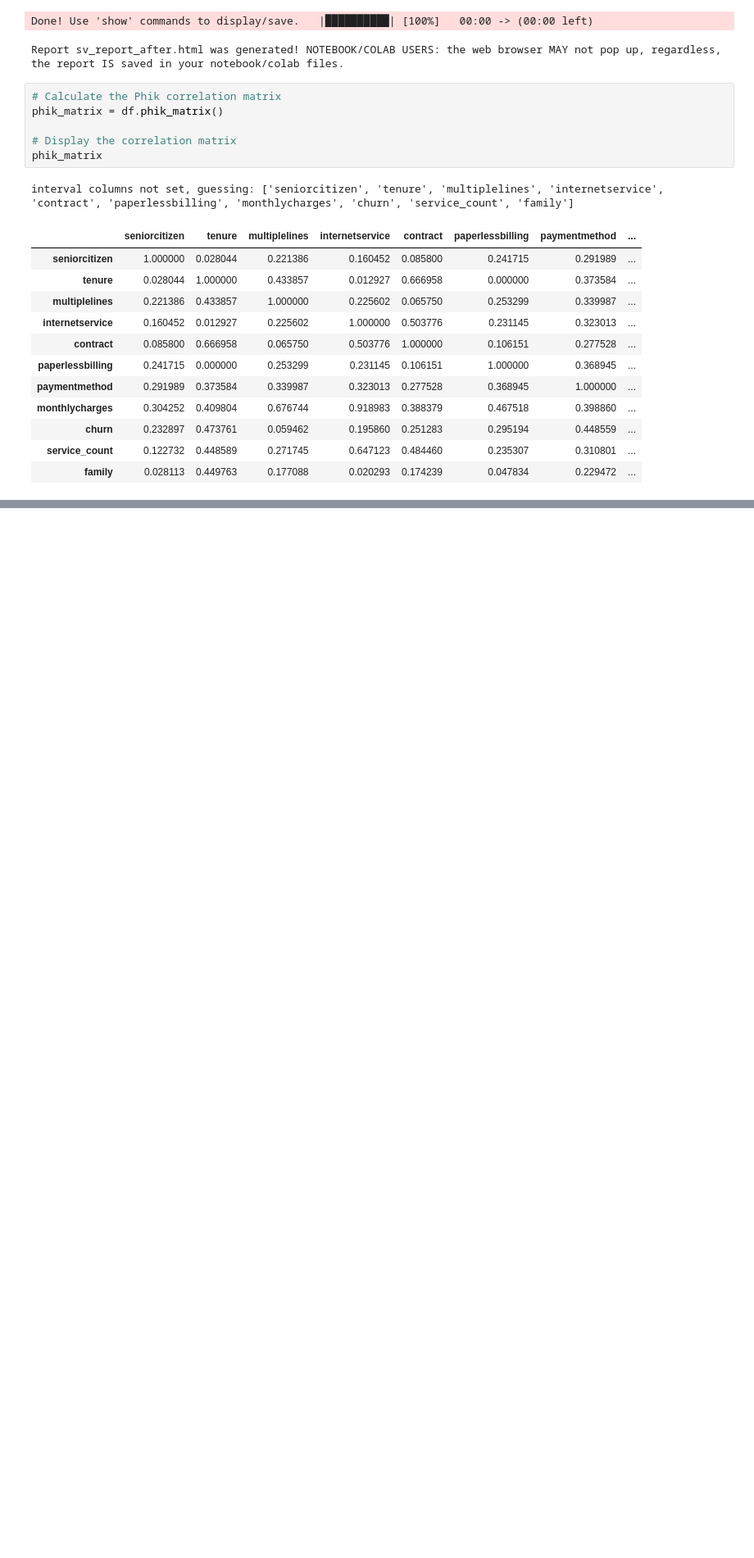
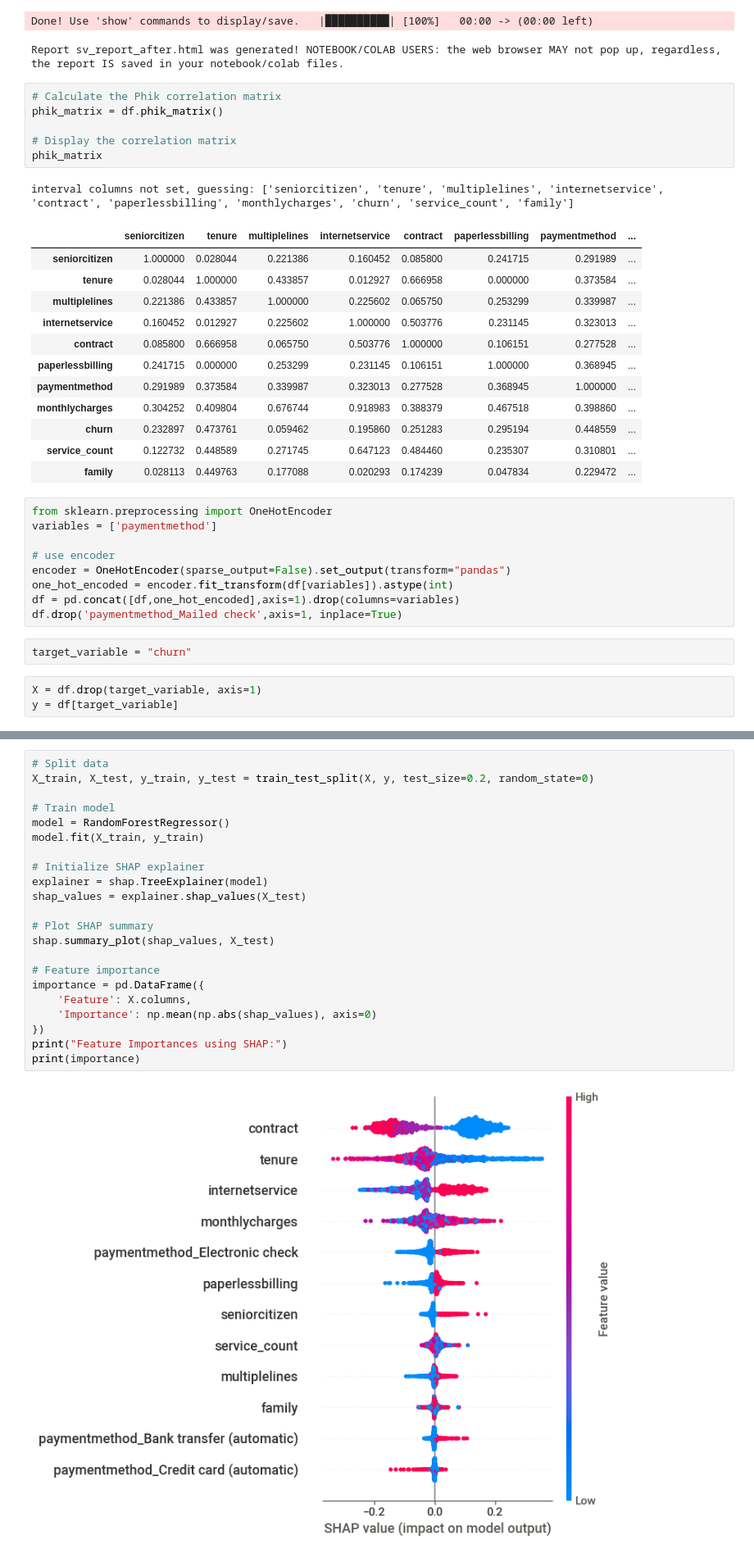
Before and after one commit to KirSobolev/Advanced-data-analytics, a Jupyter notebook: ex1/classification/ex1_classification.ipynb, the cells around one changed output, grey strips where cells are left out. Shown at 82% size. Saved outputs shown, nothing was run; the diff lists cells and outputs as text; blank space fills up the shorter version.

Commit message:
decision tree, mad, isoforest, shap for classification dataset

```diff
--- a/ex1/classification/ex1_classification.ipynb
+++ b/ex1/classification/ex1_classification.ipynb
@@ -339,3 +352,17 @@ interval columns not set, guessing: ['seniorcitizen', 'tenure', 'multiplelines',
 | churn | 0.232897 | 0.473761 | 0.059462 | 0.195860 | 0.251283 | 0.295194 | 0.448559 | ... |
 | service_count | 0.122732 | 0.448589 | 0.271745 | 0.647123 | 0.484460 | 0.235307 | 0.310801 | ... |
 | family | 0.028113 | 0.449763 | 0.177088 | 0.020293 | 0.174239 | 0.047834 | 0.229472 | ... |
+# %%
+from sklearn.preprocessing import OneHotEncoder
+variables = ['paymentmethod']
+
+# use encoder
+encoder = OneHotEncoder(sparse_output=False).set_output(transform="pandas")
+one_hot_encoded = encoder.fit_transform(df[variables]).astype(int)
+df = pd.concat([df,one_hot_encoded],axis=1).drop(columns=variables)
+df.drop('paymentmethod_Mailed check',axis=1, inplace=True)
+# %%
+target_variable = "churn"
+# %%
+X = df.drop(target_variable, axis=1)
+y = df[target_variable]
@@ -341,0 +507,24 @@ interval columns not set, guessing: ['seniorcitizen', 'tenure', 'multiplelines',
+# %%
+# Split data
+X_train, X_test, y_train, y_test = train_test_split(X, y, test_size=0.2, random_state=0)
+
+# Train model
+model = RandomForestRegressor()
+model.fit(X_train, y_train)
+
+# Initialize SHAP explainer
+explainer = shap.TreeExplainer(model)
+shap_values = explainer.shap_values(X_test)
+
+# Plot SHAP summary
+shap.summary_plot(shap_values, X_test)
+
+# Feature importance
+importance = pd.DataFrame({
+    'Feature': X.columns,
+    'Importance': np.mean(np.abs(shap_values), axis=0)
+})
+print("Feature Importances using SHAP:")
+print(importance)
+# %% [output]
+[figure, added]
```
Also changed, not shown: parts of 15 cells of this notebook, 16 other files.
